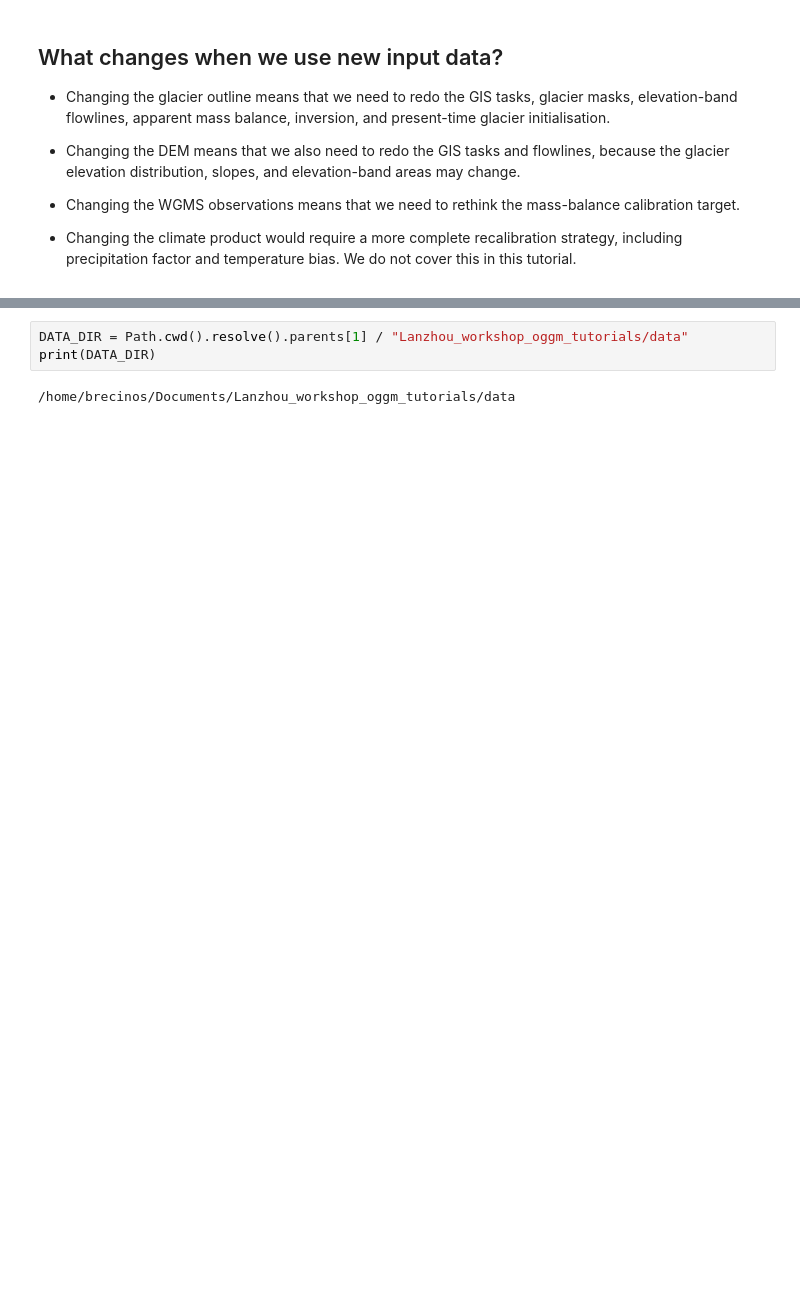
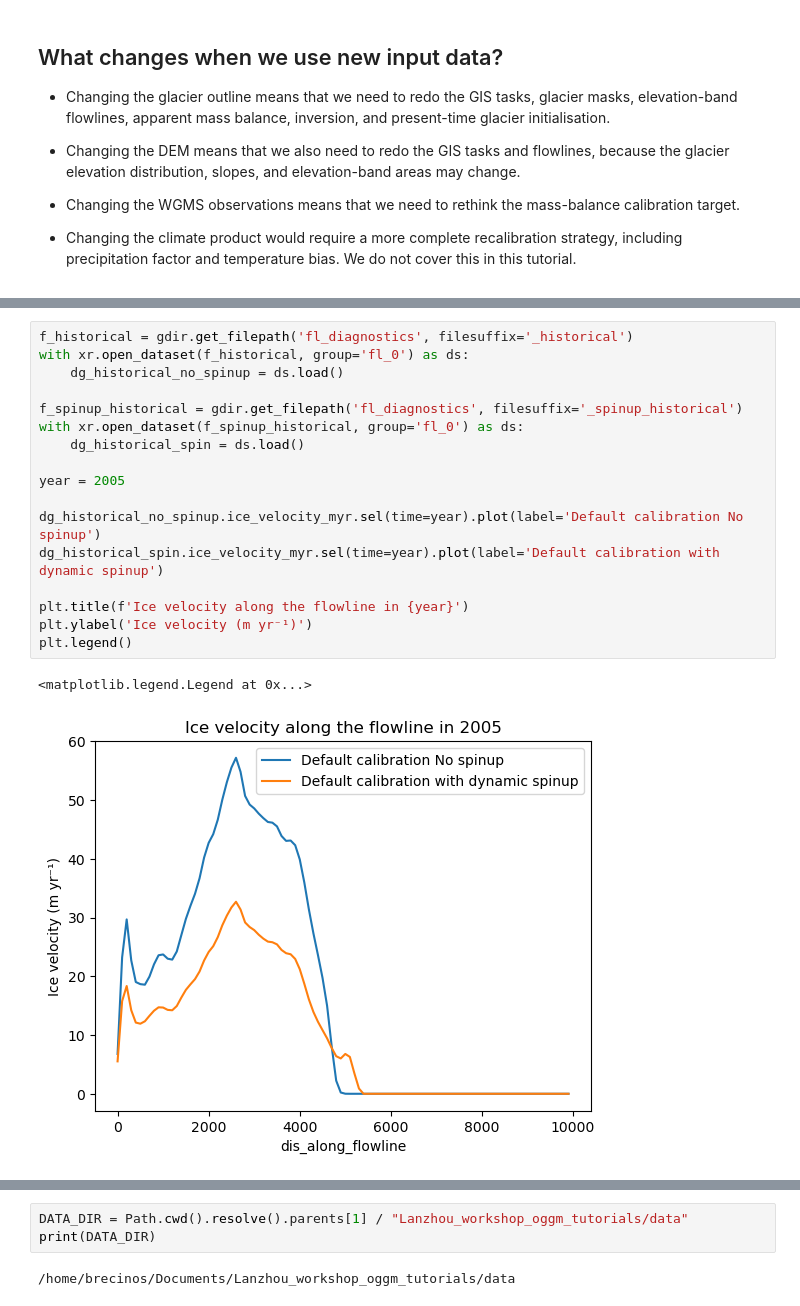
Before and after one commit to bearecinos/Lanzhou_workshop_oggm_tutorials, a Jupyter notebook: advance/OGGM_workflow_customise_to_different_gis_inputs.ipynb, the cells around one changed output, grey strips where cells are left out. Saved outputs shown, nothing was run; the diff lists cells and outputs as text; blank space fills up the shorter version.

```diff
--- a/advance/OGGM_workflow_customise_to_different_gis_inputs.ipynb
+++ b/advance/OGGM_workflow_customise_to_different_gis_inputs.ipynb
@@ -77 +201,21 @@ fixed_temp_bias = mb_calib_ref['temp_bias']
+# %%
+f_historical = gdir.get_filepath('fl_diagnostics', filesuffix='_historical')
+with xr.open_dataset(f_historical, group='fl_0') as ds:
+    dg_historical_no_spinup = ds.load()
+
+f_spinup_historical = gdir.get_filepath('fl_diagnostics', filesuffix='_spinup_historical')
+with xr.open_dataset(f_spinup_historical, group='fl_0') as ds:
+    dg_historical_spin = ds.load()
+
+year = 2005
+
+dg_historical_no_spinup.ice_velocity_myr.sel(time=year).plot(label='Default calibration No spinup')
+dg_historical_spin.ice_velocity_myr.sel(time=year).plot(label='Default calibration with dynamic spinup')
+
+plt.title(f'Ice velocity along the flowline in {year}')
+plt.ylabel('Ice velocity (m yr⁻¹)')
+plt.legend()
+# %% [output]
+<matplotlib.legend.Legend at 0x...>
+[figure, added]
 # %% [markdown]
```
Also changed, not shown: parts of 114 cells of this notebook, 5 other files.
